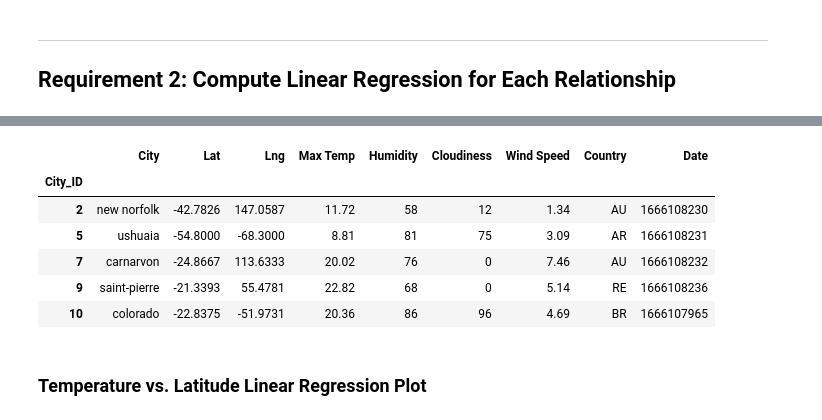
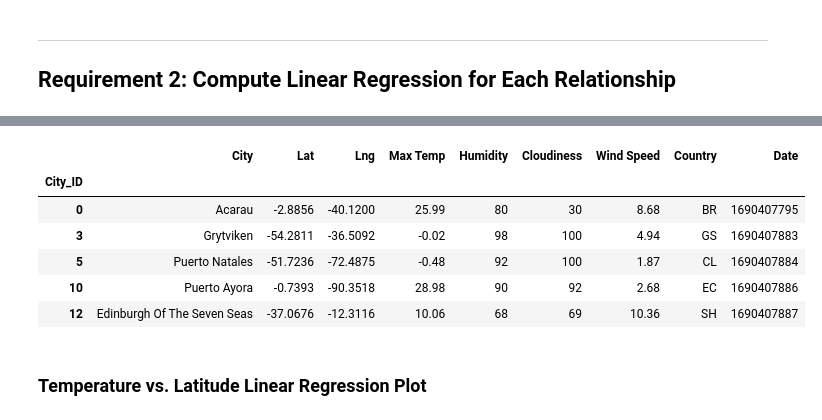
Before and after one commit to Chemistasaurus/python-api-challenge, a Jupyter notebook: WeatherPy/WeatherPy.ipynb, the cells around one changed output, grey strips where cells are left out. Saved outputs shown, nothing was run; the diff lists cells and outputs as text; code cells hidden in the pictures.

```diff
--- a/WeatherPy/WeatherPy.ipynb
+++ b/WeatherPy/WeatherPy.ipynb
@@ -295,16 +303,16 @@ NameError: name 'northern_hemi_df' is not defined
 # %%
 # Create a DataFrame with the Southern Hemisphere data (Latitude < 0)
-# YOUR CODE HERE
+southern_hemi_df=city_data_df.loc[city_data_df["Lat"]<=0,:]
 
 # Display sample data
 southern_hemi_df.head()
 # %% [output]
 |  | City | Lat | Lng | Max Temp | Humidity | Cloudiness | Wind Speed | Country | Date |
 | City_ID |  |  |  |  |  |  |  |  |  |
-| 2 | new norfolk | -42.7826 | 147.0587 | 11.72 | 58 | 12 | 1.34 | AU | 1666108230 |
-| 5 | ushuaia | -54.8000 | -68.3000 | 8.81 | 81 | 75 | 3.09 | AR | 1666108231 |
-| 7 | carnarvon | -24.8667 | 113.6333 | 20.02 | 76 | 0 | 7.46 | AU | 1666108232 |
-| 9 | saint-pierre | -21.3393 | 55.4781 | 22.82 | 68 | 0 | 5.14 | RE | 1666108236 |
-| 10 | colorado | -22.8375 | -51.9731 | 20.36 | 86 | 96 | 4.69 | BR | 1666107965 |
+| 0 | Acarau | -2.8856 | -40.1200 | 25.99 | 80 | 30 | 8.68 | BR | 1690407795 |
+| 3 | Grytviken | -54.2811 | -36.5092 | -0.02 | 98 | 100 | 4.94 | GS | 1690407883 |
+| 5 | Puerto Natales | -51.7236 | -72.4875 | -0.48 | 92 | 100 | 1.87 | CL | 1690407884 |
+| 10 | Puerto Ayora | -0.7393 | -90.3518 | 28.98 | 90 | 92 | 2.68 | EC | 1690407886 |
+| 12 | Edinburgh Of The Seven Seas | -37.0676 | -12.3116 | 10.06 | 68 | 69 | 10.36 | SH | 1690407887 |
 # %% [markdown]
 ###  Temperature vs. Latitude Linear Regression Plot
```
Also changed, not shown: parts of 33 cells of this notebook.
